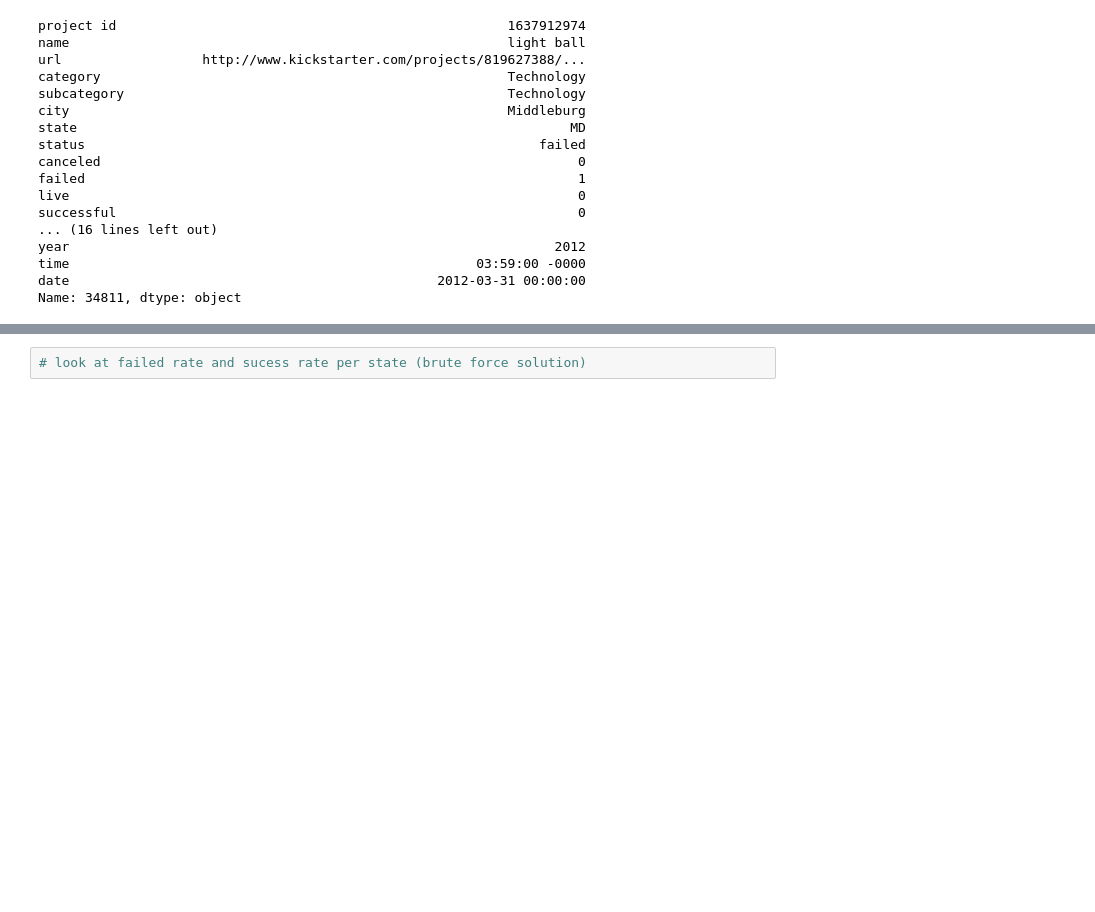
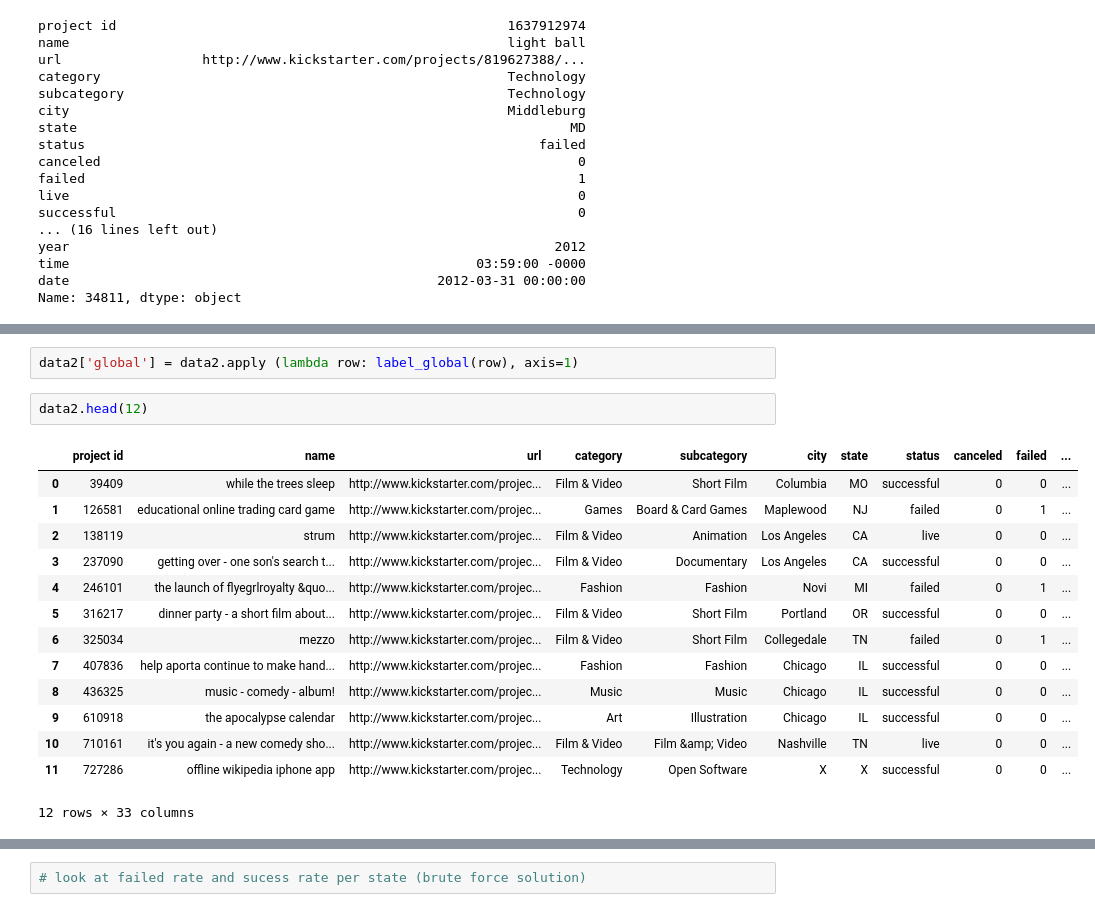
Before and after one commit to yhpf/kickstarter, a Jupyter notebook: kickstarter.ipynb, the cells around one changed output, grey strips where cells are left out. Drawn from its saved outputs; the diff is of its cells as text; blank space fills up the shorter version.

```diff
--- a/kickstarter.ipynb
+++ b/kickstarter.ipynb
@@ -392,0 +395,19 @@ A if len(string) == 2 else B
+# %%
+data2['global'] = data2.apply (lambda row: label_global(row), axis=1)
+# %%
+data2.head(12)
+# %% [output]
+|  | project id | name | url | category | subcategory | city | state | status | canceled | failed | ... |
+| 0 | 39409 | while the trees sleep | http://www.kickstarter.com/projec... | Film & Video | Short Film | Columbia | MO | successful | 0 | 0 | ... |
+| 1 | 126581 | educational online trading card game | http://www.kickstarter.com/projec... | Games | Board & Card Games | Maplewood | NJ | failed | 0 | 1 | ... |
+| 2 | 138119 | strum | http://www.kickstarter.com/projec... | Film & Video | Animation | Los Angeles | CA | live | 0 | 0 | ... |
+| 3 | 237090 | getting over - one son's search t... | http://www.kickstarter.com/projec... | Film & Video | Documentary | Los Angeles | CA | successful | 0 | 0 | ... |
+| 4 | 246101 | the launch of flyegrlroyalty &quo... | http://www.kickstarter.com/projec... | Fashion | Fashion | Novi | MI | failed | 0 | 1 | ... |
+| 5 | 316217 | dinner party - a short film about... | http://www.kickstarter.com/projec... | Film & Video | Short Film | Portland | OR | successful | 0 | 0 | ... |
+| 6 | 325034 | mezzo | http://www.kickstarter.com/projec... | Film & Video | Short Film | Collegedale | TN | failed | 0 | 1 | ... |
+| 7 | 407836 | help aporta continue to make hand... | http://www.kickstarter.com/projec... | Fashion | Fashion | Chicago | IL | successful | 0 | 0 | ... |
+| 8 | 436325 | music - comedy - album! | http://www.kickstarter.com/projec... | Music | Music | Chicago | IL | successful | 0 | 0 | ... |
+| 9 | 610918 | the apocalypse calendar | http://www.kickstarter.com/projec... | Art | Illustration | Chicago | IL | successful | 0 | 0 | ... |
+| 10 | 710161 | it's you again - a new comedy sho... | http://www.kickstarter.com/projec... | Film & Video | Film &amp; Video | Nashville | TN | live | 0 | 0 | ... |
+| 11 | 727286 | offline wikipedia iphone app | http://www.kickstarter.com/projec... | Technology | Open Software | X | X | successful | 0 | 0 | ... |
+12 rows × 33 columns
```
Also changed, not shown: parts of 9 cells of this notebook.
